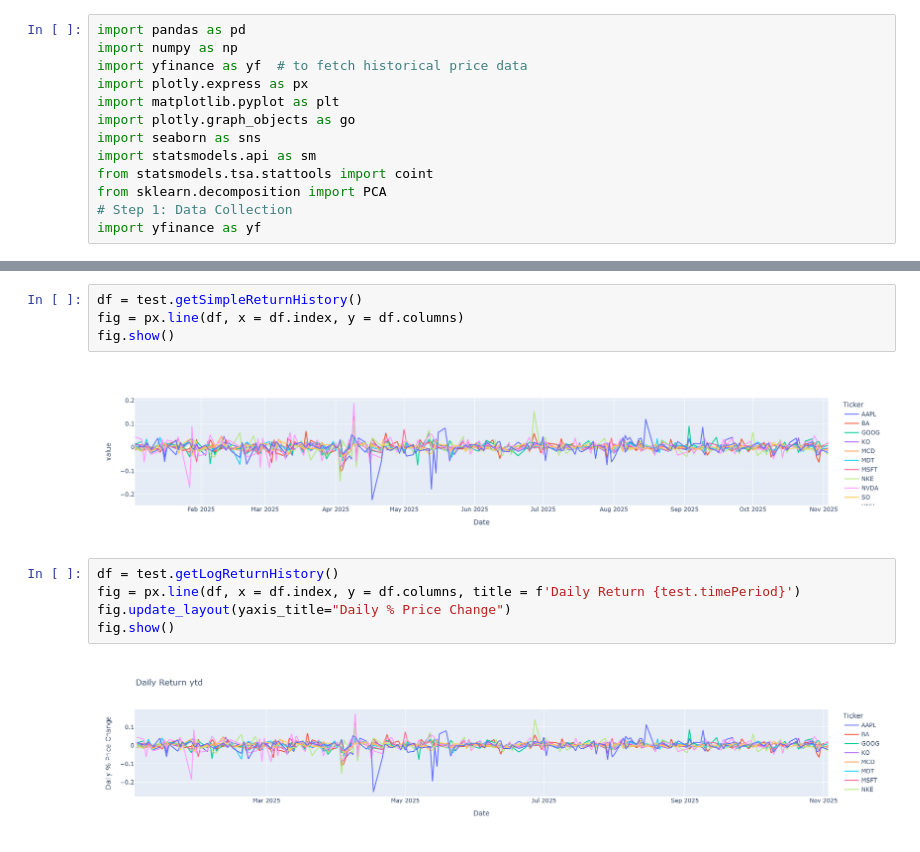
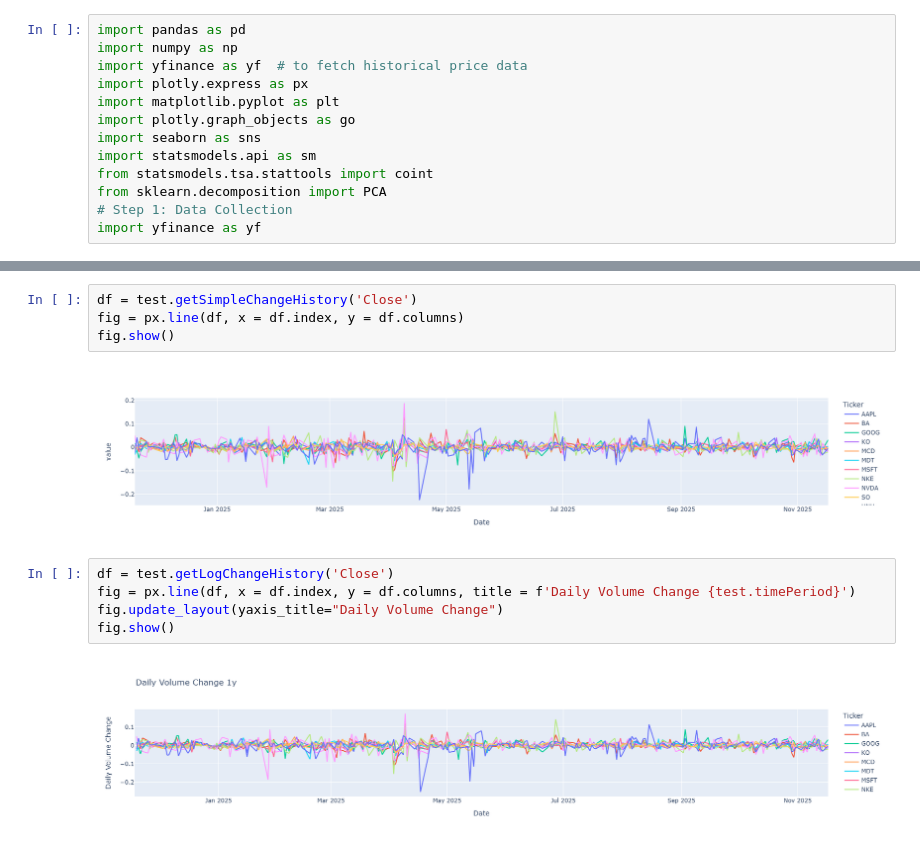
Before and after one commit to wildanlevitt/16B_BullFolio, a Jupyter notebook: FinalProjectJosephNotebook.ipynb, the cells around one changed output, grey strips where cells are left out. Cells and saved outputs as stored; diff of their text form.

```diff
--- a/FinalProjectJosephNotebook.ipynb
+++ b/FinalProjectJosephNotebook.ipynb
@@ -190,14 +263,14 @@ fig.show()
 # %%
-df = test.getSimpleReturnHistory()
+df = test.getSimpleChangeHistory('Close')
 fig = px.line(df, x = df.index, y = df.columns)
 fig.show()
 # %% [output]
-[figure, old version]
+[figure, new version]
 # %%
-df = test.getLogReturnHistory()
-fig = px.line(df, x = df.index, y = df.columns, title = f'Daily Return {test.timePeriod}')
-fig.update_layout(yaxis_title="Daily % Price Change")
+df = test.getLogChangeHistory('Close')
+fig = px.line(df, x = df.index, y = df.columns, title = f'Daily Volume Change {test.timePeriod}')
+fig.update_layout(yaxis_title="Daily Volume Change")
 fig.show()
 # %% [output]
-[figure, old version]
+[figure, new version]
 # %%
```
Also changed, not shown: parts of 40 cells of this notebook.
